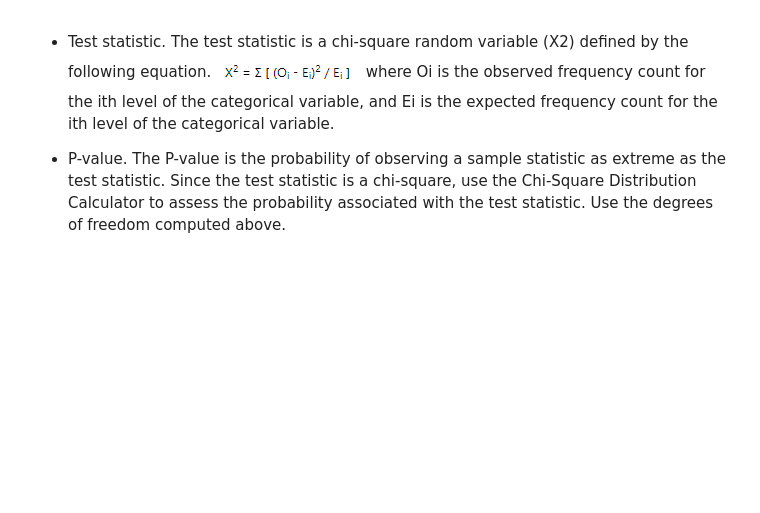
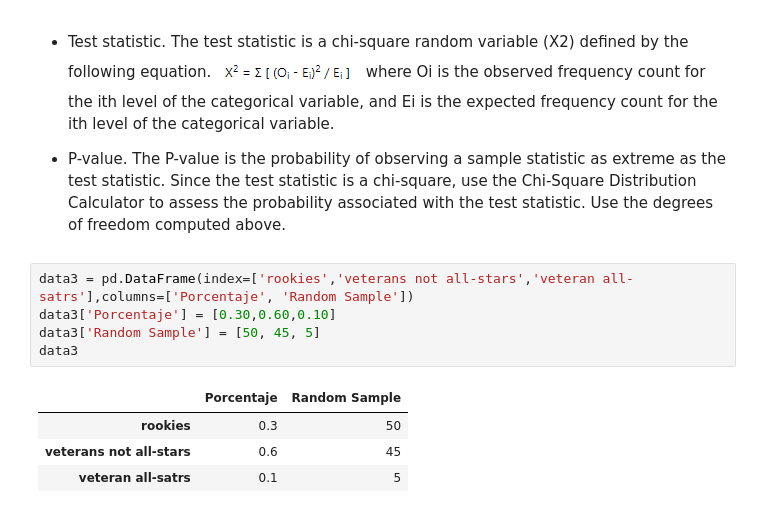
Before and after one commit to Jpriverasaha/Tarea9_CantuM_RiveraJP, a Jupyter notebook: TAREA9_CMJ_RJP.ipynb, the cells around one changed output. Cells and saved outputs as stored; diff of their text form; blank space fills up the shorter version.

```diff
--- a/TAREA9_CMJ_RJP.ipynb
+++ b/TAREA9_CMJ_RJP.ipynb
@@ -132,3 +172,13 @@ where Ei is the expected frequency count for the ith level of the categorical va
 where Oi is the observed frequency count for the ith level of the categorical variable, and Ei is the expected frequency count for the ith level of the categorical variable.
 
 - P-value. The P-value is the probability of observing a sample statistic as extreme as the test statistic. Since the test statistic is a chi-square, use the Chi-Square Distribution Calculator to assess the probability associated with the test statistic. Use the degrees of freedom computed above.
+# %%
+data3 = pd.DataFrame(index=['rookies','veterans not all-stars','veteran all-satrs'],columns=['Porcentaje', 'Random Sample'])
+data3['Porcentaje'] = [0.30,0.60,0.10]
+data3['Random Sample'] = [50, 45, 5]
+data3
+# %% [output]
+|  | Porcentaje | Random Sample |
+| rookies | 0.3 | 50 |
+| veterans not all-stars | 0.6 | 45 |
+| veteran all-satrs | 0.1 | 5 |
```
Also changed, not shown: parts of 9 cells of this notebook.
